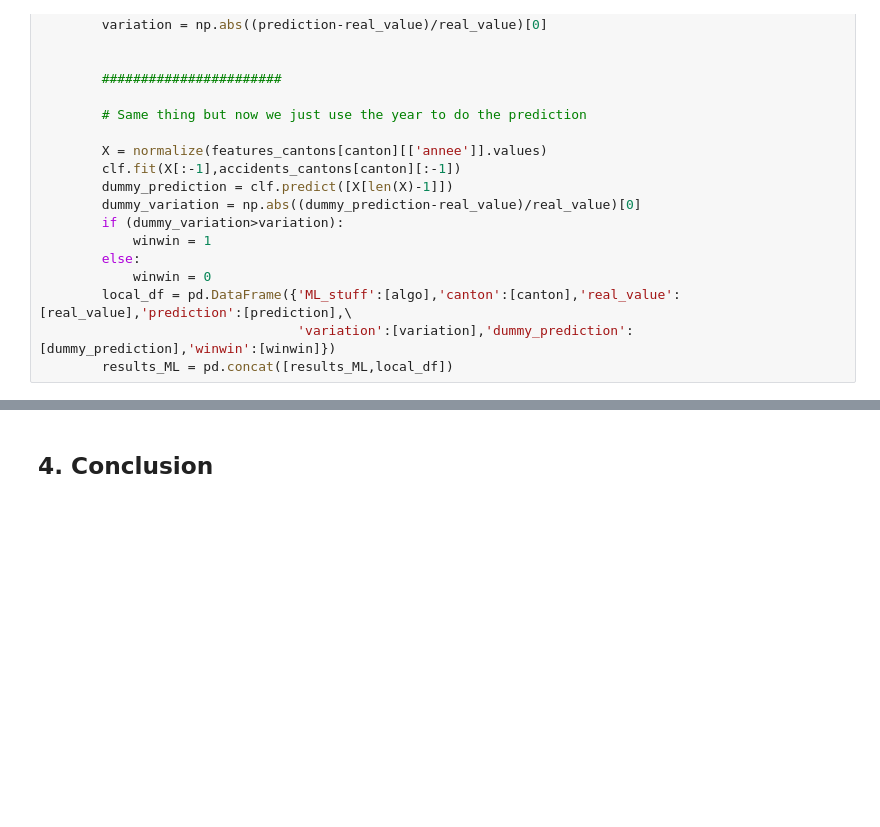
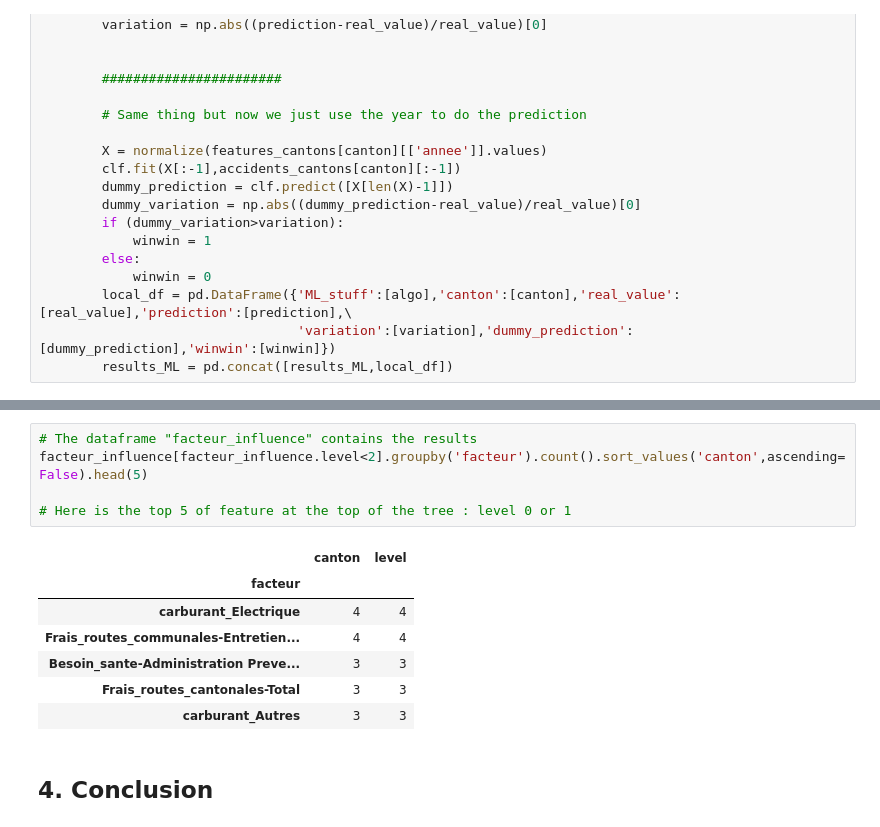
Before and after one commit to epfl-ada-2018/project-pizzafels, a Jupyter notebook: Milestone3 - Complete Analysis.ipynb, the cells around one changed output, grey strips where cells are left out. Saved outputs shown, nothing was run; the diff lists cells and outputs as text; blank space fills up the shorter version.

```diff
--- a/Milestone3 - Complete Analysis.ipynb
+++ b/Milestone3 - Complete Analysis.ipynb
@@ -2171,3 +2181,16 @@ graphviz.Source(tree)
+# %%
+# The dataframe "facteur_influence" contains the results
+facteur_influence[facteur_influence.level<2].groupby('facteur').count().sort_values('canton',ascending=False).head(5)
+
+# Here is the top 5 of feature at the top of the tree : level 0 or 1
+# %% [output]
+|  | canton | level |
+| facteur |  |  |
+| carburant_Electrique | 4 | 4 |
+| Frais_routes_communales-Entretien... | 4 | 4 |
+| Besoin_sante-Administration Preve... | 3 | 3 |
+| Frais_routes_cantonales-Total | 3 | 3 |
+| carburant_Autres | 3 | 3 |
 # %% [markdown]
 ## 4. Conclusion
 # %% [markdown]
```
Also changed, not shown: parts of 16 cells of this notebook, 55 other files.
